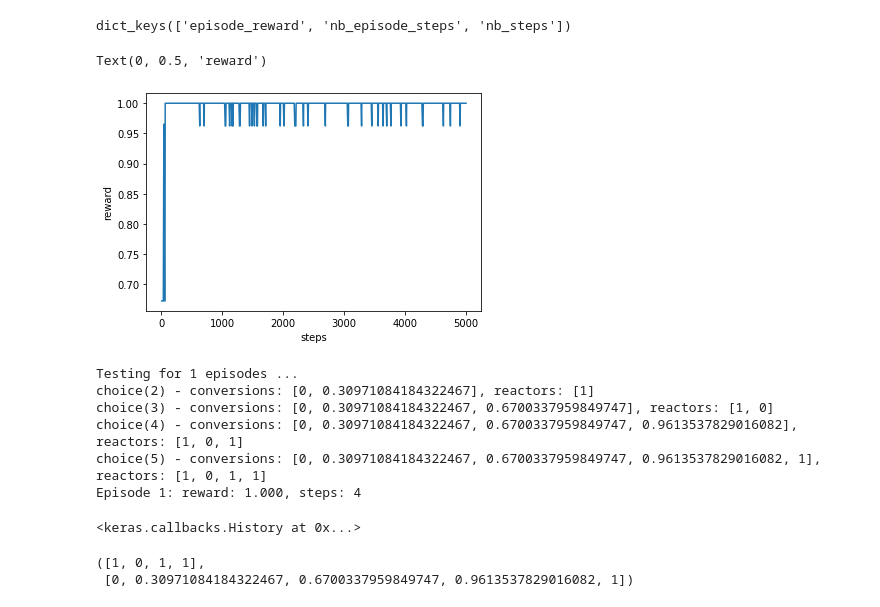
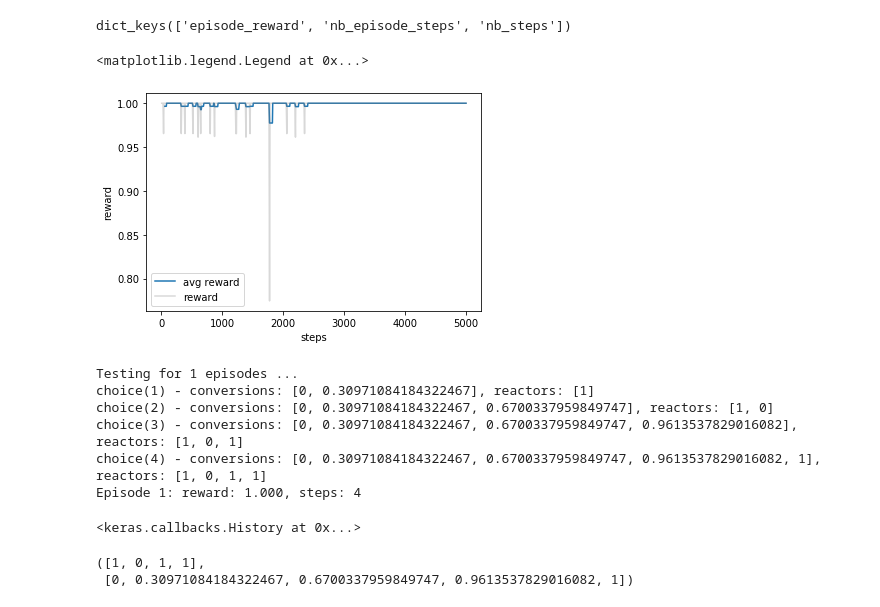
Before and after one commit to lollcat/RL-Process-Design, a Jupyter notebook: PFR or CSTR/Agent.ipynb, the cells around one changed output. Cells and saved outputs as stored; diff of their text form; code cells hidden in the pictures.

```diff
--- a/PFR or CSTR/Agent.ipynb
+++ b/PFR or CSTR/Agent.ipynb
@@ -65,6 +49,6 @@ None
 # %%
-policy = EpsGreedyQPolicy()
+policy = LinearAnnealedPolicy(EpsGreedyQPolicy(), attr='eps', value_max=1., value_min=.1, value_test=.05, nb_steps=10000)
 memory = SequentialMemory(limit=50000, window_length=1)
-dqn = DQNAgent(model=model, nb_actions=nb_actions, memory=memory, nb_steps_warmup=10,
-target_model_update=1e-2, policy=policy)
+dqn = DQNAgent(model=model, nb_actions=nb_actions, memory=memory, nb_steps_warmup=9,
+target_model_update=1e-2, policy=policy, gamma = 0.9)
 dqn.compile(Adam(lr=1e-3), metrics=['mae'])
@@ -77,5 +55,5 @@ W0906 11:22:58.518352  2464 deprecation_wrapper.py:119] From C:\Users\meatrobot\
 # %%
 # Okay, now it's time to learn something! We visualize the training here for show, but this slows down training quite a lot.
-hist = dqn.fit(env, nb_steps=5000, verbose=2)
+hist = dqn.fit(env, nb_steps=5000)
 # %% [output]
 Training for 5000 steps ...
@@ -108,21 +62,28 @@ done, took 21.679 seconds
 print(hist.history.keys())
 # %% [output]
 dict_keys(['episode_reward', 'nb_episode_steps', 'nb_steps'])
+# %%
+def running_mean(x, N):
+    cumsum = np.cumsum(np.insert(x, 0, 0))
+    return (cumsum[N:] - cumsum[:-N]) / N
 # %%
-plt.plot(hist.history['nb_steps'],hist.history['episode_reward'])
+smoothed_rews = running_mean(hist.history['episode_reward'], 10)
+plt.plot(hist.history['nb_steps'][-len(smoothed_rews):], smoothed_rews)
+plt.plot(hist.history['nb_steps'],hist.history['episode_reward'],color='grey', alpha=0.3)
 plt.xlabel("steps")
 plt.ylabel("reward")
+plt.legend(["avg reward", "reward"])
 # %% [output]
-Text(0, 0.5, 'reward')
+<matplotlib.legend.Legend at 0x...>
-[figure, old version]
+[figure, new version]
 # %%
 dqn.test(env, visualize = True)
 # %% [output]
 Testing for 1 episodes ...
-choice(2) - conversions: [0, 0.30971084184322467], reactors: [1]
-choice(3) - conversions: [0, 0.30971084184322467, 0.6700337959849747], reactors: [1, 0]
-choice(4) - conversions: [0, 0.30971084184322467, 0.6700337959849747, 0.9613537829016082], reactors: [1, 0, 1]
-choice(5) - conversions: [0, 0.30971084184322467, 0.6700337959849747, 0.9613537829016082, 1], reactors: [1, 0, 1, 1]
+choice(1) - conversions: [0, 0.30971084184322467], reactors: [1]
+choice(2) - conversions: [0, 0.30971084184322467, 0.6700337959849747], reactors: [1, 0]
+choice(3) - conversions: [0, 0.30971084184322467, 0.6700337959849747, 0.9613537829016082], reactors: [1, 0, 1]
+choice(4) - conversions: [0, 0.30971084184322467, 0.6700337959849747, 0.9613537829016082, 1], reactors: [1, 0, 1, 1]
 Episode 1: reward: 1.000, steps: 4
 <keras.callbacks.History at 0x...>
 # %%
```
Also changed, not shown: parts of 6 cells of this notebook.
